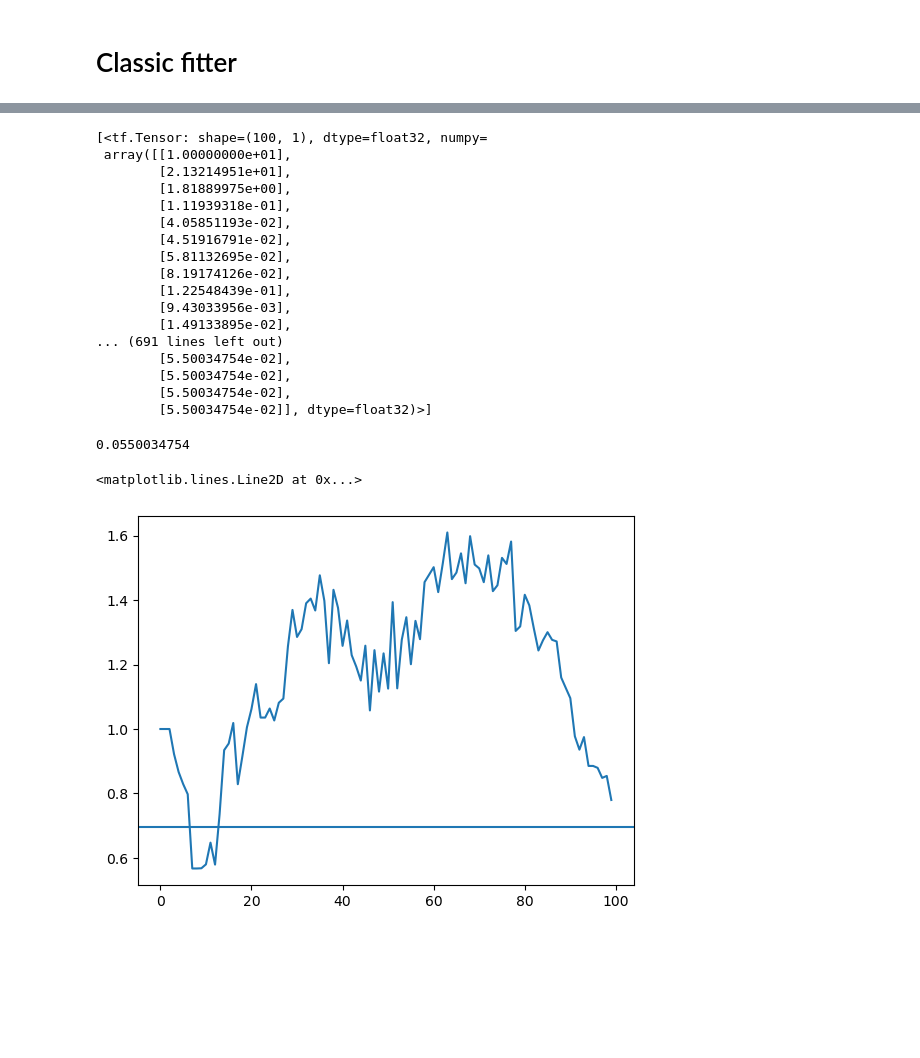
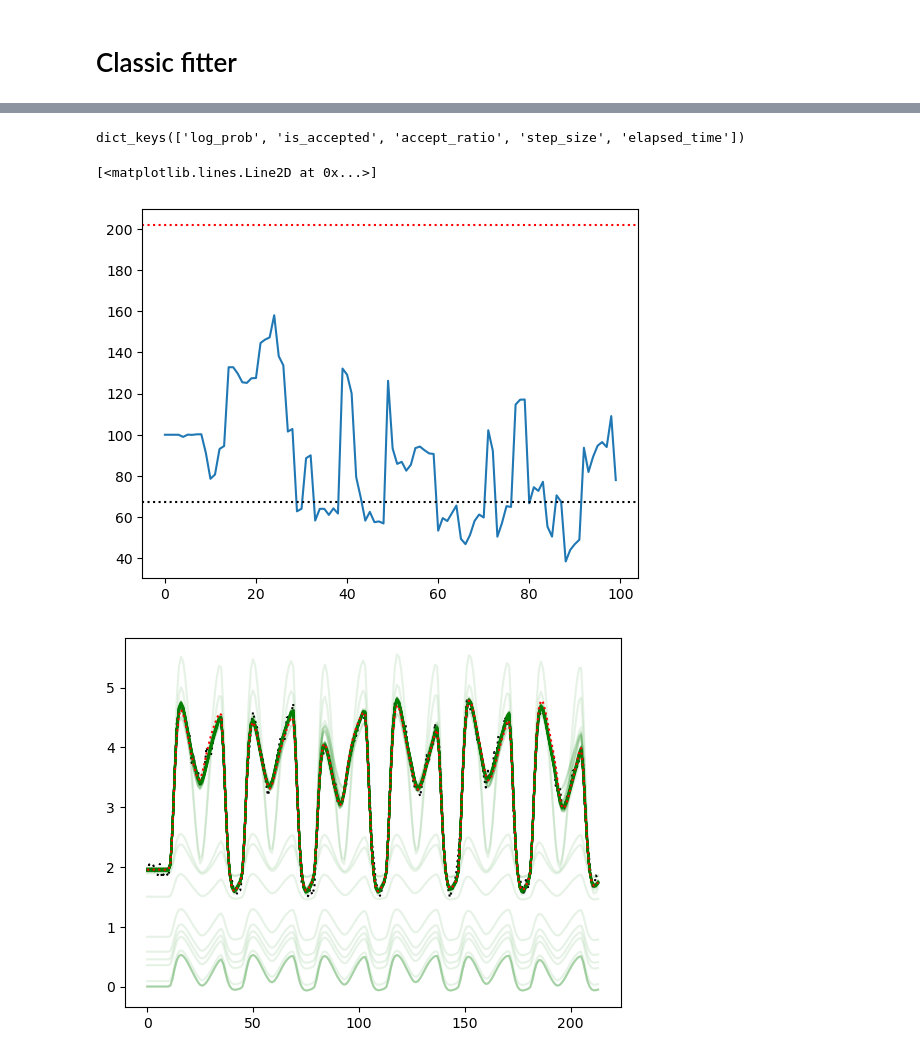
Before and after one commit to mdaghlian/braincoder_bprf, a Jupyter notebook: notebooks/CSENF_mcmc_UNIFORM.ipynb, the cells around one changed output, grey strips where cells are left out. Cells and saved outputs as stored; diff of their text form; code cells hidden in the pictures; blank space fills up the shorter version.

```diff
--- a/notebooks/CSENF_mcmc_UNIFORM.ipynb
+++ b/notebooks/CSENF_mcmc_UNIFORM.ipynb
@@ -154,16 +175,20 @@ bfitter = BPRF(model, data)
 # bfitter.add_priors_from_bounds(
 #     bounds,
 # )
-
-bfitter.add_bijector(
-    'width_r', bijector_type='softplus',
+bfitter.add_bijector_from_bounds(
+    bounds
 )
-bfitter.prep_for_fitting()
+# for p in bfitter.model_labels:
+#     if p == 'baseline':
+#         continue
+#     bfitter.add_bijector(
+#         p, bijector_type='softplus',
+#     )
 
 
 init_pars = {
     'width_r' : np.ones(n_vx) * 1,
-    'SFp' : np.ones(n_vx) * 1,
+    'SFp' : np.ones(n_vx) * 2,
     'CSp' : np.ones(n_vx) * 100,
     'width_l' : np.ones(n_vx) * 0.68,
     'crf_exp' : np.ones(n_vx) * 1,
@@ -172,13 +197,17 @@ init_pars = {
 }
 init_pars = pd.DataFrame(init_pars)
 
-bfitter.fit(
-    idx = 0,
+bfitter.fit_mcmc(
+    idx=[0],
     init_pars=init_pars,
+    # fixed_pars={'width_l':0.68},
     num_steps=50,
     # burnin=50,
-    # unrolled_leapfrog_steps=10,
+    unrolled_leapfrog_steps=1,
     step_size=10,
-    max_tree_depth=2,
+    max_tree_depth=10,
+    # target_accept_prob=0.85,
+    sampler_fn='NUTS'
 )
+print(bfitter.mcmc_stats['elapsed_time'])
 # %% [output]
@@ -197,35 +229,24 @@ Calling "sample_hmc" from braincoder.utils.mcmc
 # %%
-bfitter.mcmc_stats[0].keys()
-bfitter.mcmc_stats[0]['step_size']
+bfitter.mcmc_stats.keys()
+# bfitter.mcmc_stats['leapfrogs_taken']
 # %% [output]
-[<tf.Tensor: shape=(100, 1), dtype=float32, numpy=
- array([[1.00000000e+01],
-        [2.13214951e+01],
-        [1.81889975e+00],
-        [1.11939318e-01],
-        [4.05851193e-02],
-        [4.51916791e-02],
-        [5.81132695e-02],
-        [8.19174126e-02],
-        [1.22548439e-01],
-        [9.43033956e-03],
-        [1.49133895e-02],
-... (691 lines left out)
-        [5.50034754e-02],
-        [5.50034754e-02],
-        [5.50034754e-02],
-        [5.50034754e-02]], dtype=float32)>]
+dict_keys(['log_prob', 'is_accepted', 'accept_ratio', 'step_size', 'elapsed_time'])
-# %%
-5.50034754e-02
-# %% [output]
-0.0550034754
 # %%
 idx = 0
-p = 'SFp'
+p = 'CSp'
 plt.plot(
     bfitter.mcmc_sampler[idx][p]
 )
-plt.axhline(parameters[p][idx])
+plt.axhline(parameters[p][idx], linestyle=':', color='k')
+plt.axhline(refined_pars[p][idx] , linestyle=':', color='r')
+
+plt.figure()
+plt.plot(data.iloc[:,idx], ':k')
+preds = bfitter.get_predictions(parameters=bfitter.mcmc_sampler[idx])
+plt.plot(preds, alpha=0.1, color='g')
+cpreds = model.predict(parameters=refined_pars)
+plt.plot(cpreds.iloc[:,idx], ':r')
 # %% [output]
-<matplotlib.lines.Line2D at 0x...>
+[<matplotlib.lines.Line2D at 0x...>]
-[figure, old version]
+[figure, new version]
+[figure, added]
```
Also changed, not shown: parts of 11 cells of this notebook, 2 other files.
